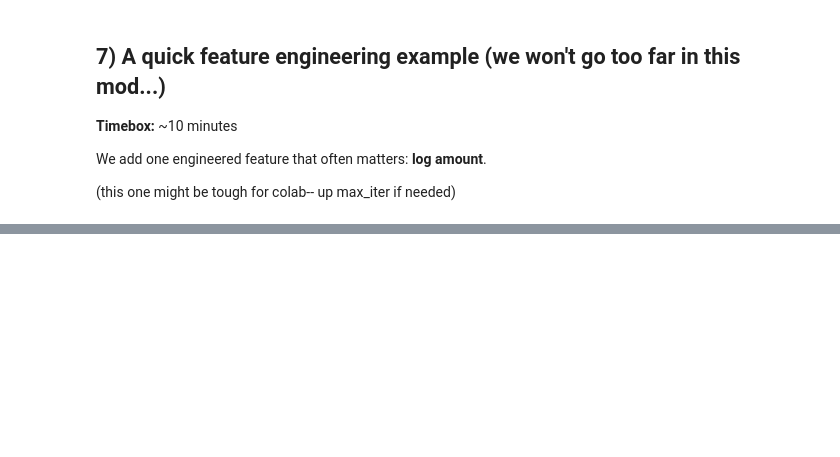
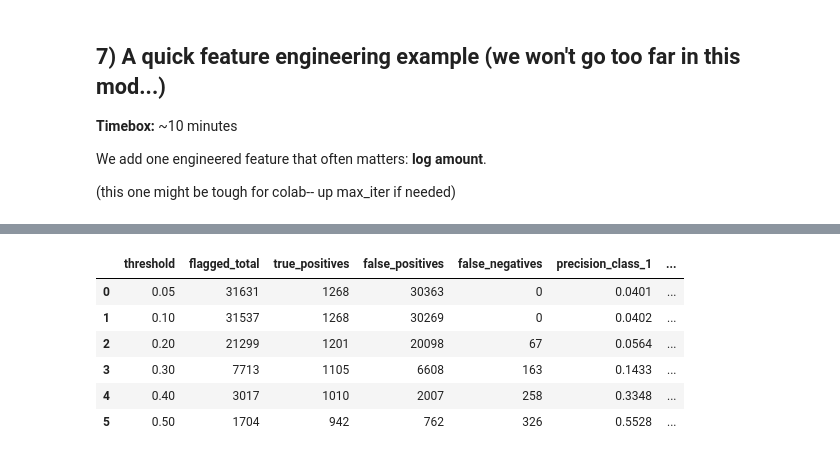
Before and after one commit to tunnel-ai/way, a Jupyter notebook: notebooks/01_00_main.ipynb, the cells around one changed output, grey strips where cells are left out. Cells and saved outputs as stored; diff of their text form; code cells hidden in the pictures; blank space fills up the shorter version.

```diff
--- a/notebooks/01_00_main.ipynb
+++ b/notebooks/01_00_main.ipynb
@@ -311,0 +697,38 @@ average_precision_score(y_test_fe, y_score), average_precision_score(y_test_fe,
+# %%
+# Sweep thresholds on the BALANCED model's predicted probabilities.
+# Lower threshold => flag more transactions => higher recall, lower precision.
+
+thresholds = [0.05, 0.10, 0.20, 0.30, 0.40, 0.50]
+rows = []
+
+for t in thresholds:
+    # Hard-classify each test transaction at this threshold
+    y_pred_t = (y_score_balanced >= t).astype(int)
+
+    # Pull TN, FP, FN, TP off the confusion matrix
+    tn, fp, fn, tp = confusion_matrix(y_test, y_pred_t).ravel()
+
+    # Precision and recall for the fraud class (class 1)
+    precision_1 = tp / (tp + fp) if (tp + fp) > 0 else 0.0
+    recall_1 = tp / (tp + fn) if (tp + fn) > 0 else 0.0
+
+    rows.append({
+        "threshold": t,
+        "flagged_total": int(tp + fp),
+        "true_positives": int(tp),
+        "false_positives": int(fp),
+        "false_negatives": int(fn),
+        "precision_class_1": round(precision_1, 4),
+        "recall_class_1": round(recall_1, 4),
+    })
+
+threshold_table = pd.DataFrame(rows)
+threshold_table
+# %% [output]
+|  | threshold | flagged_total | true_positives | false_positives | false_negatives | precision_class_1 | ... |
+| 0 | 0.05 | 31631 | 1268 | 30363 | 0 | 0.0401 | ... |
+| 1 | 0.10 | 31537 | 1268 | 30269 | 0 | 0.0402 | ... |
+| 2 | 0.20 | 21299 | 1201 | 20098 | 67 | 0.0564 | ... |
+| 3 | 0.30 | 7713 | 1105 | 6608 | 163 | 0.1433 | ... |
+| 4 | 0.40 | 3017 | 1010 | 2007 | 258 | 0.3348 | ... |
+| 5 | 0.50 | 1704 | 942 | 762 | 326 | 0.5528 | ... |
```
Also changed, not shown: parts of 26 cells of this notebook.
